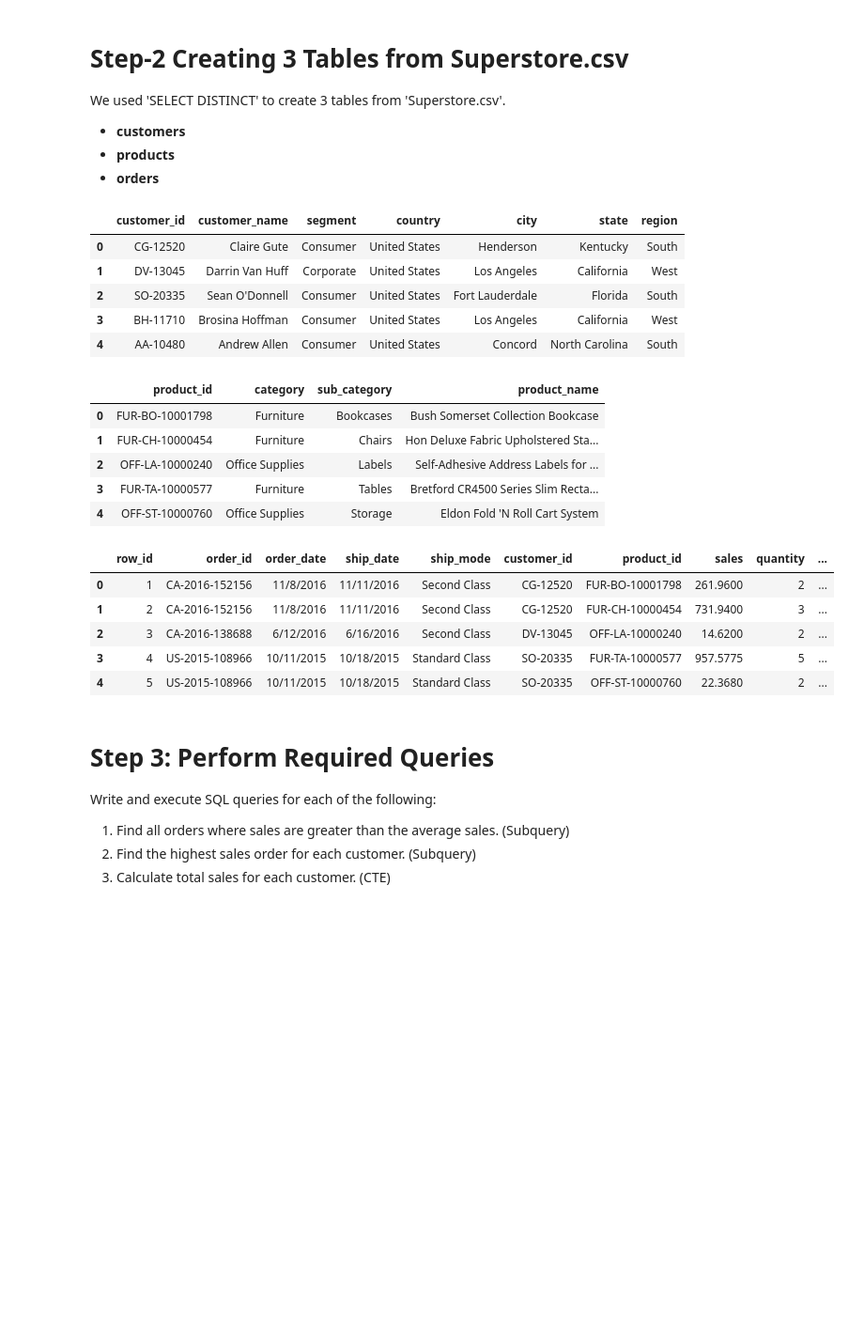
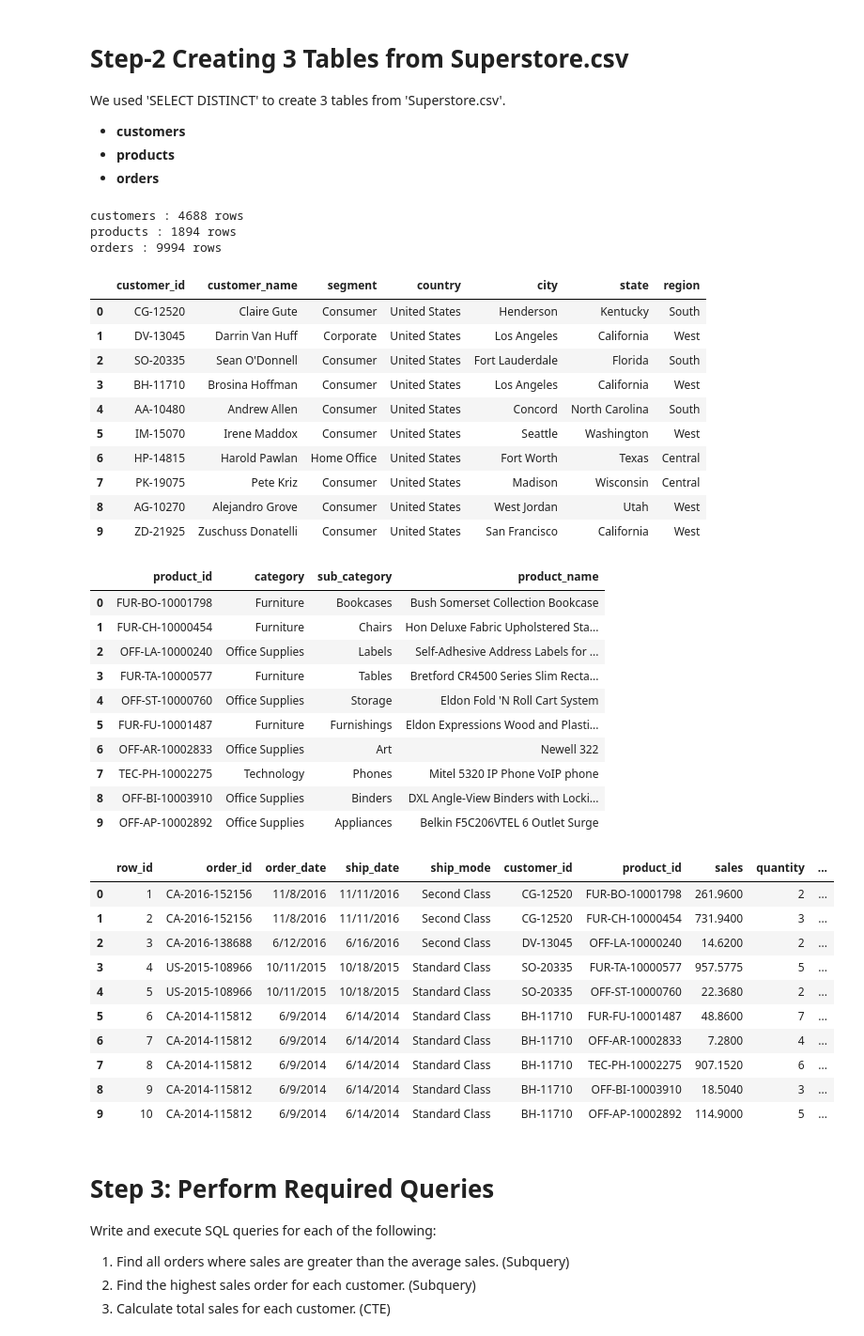
Before and after one commit to sachdevakinshu/Celebal-Assignments, a Jupyter notebook: Week 3 Assignment/CustomerSalesInsight.ipynb, the cells around one changed output. Shown at 94% size. Saved outputs shown, nothing was run; the diff lists cells and outputs as text; code cells hidden in the pictures; blank space fills up the shorter version.

```diff
--- a/Week 3 Assignment/CustomerSalesInsight.ipynb
+++ b/Week 3 Assignment/CustomerSalesInsight.ipynb
@@ -88,8 +88,14 @@ SELECT "Row ID" AS row_id, "Order ID" AS order_id, "Order Date" AS order_date,
 FROM superstore_raw;
 ''')
 con.commit()
+for t in ['customers','products','orders']:
+    print(t,':',pd.read_sql_query(f'SELECT COUNT(*) AS n FROM {t}',con).iloc[0,0],'rows')
+# %% [output]
+customers : 4688 rows
+products : 1894 rows
+orders : 9994 rows
 # %%
-run_query("""SELECT * FROM customers LIMIT 5;""")
+run_query("""SELECT * FROM customers;""")
 # %% [output]
 |  | customer_id | customer_name | segment | country | city | state | region |
 | 0 | CG-12520 | Claire Gute | Consumer | United States | Henderson | Kentucky | South |
@@ -97,8 +103,13 @@ run_query("""SELECT * FROM customers LIMIT 5;""")
 | 2 | SO-20335 | Sean O'Donnell | Consumer | United States | Fort Lauderdale | Florida | South |
 | 3 | BH-11710 | Brosina Hoffman | Consumer | United States | Los Angeles | California | West |
 | 4 | AA-10480 | Andrew Allen | Consumer | United States | Concord | North Carolina | South |
+| 5 | IM-15070 | Irene Maddox | Consumer | United States | Seattle | Washington | West |
+| 6 | HP-14815 | Harold Pawlan | Home Office | United States | Fort Worth | Texas | Central |
+| 7 | PK-19075 | Pete Kriz | Consumer | United States | Madison | Wisconsin | Central |
+| 8 | AG-10270 | Alejandro Grove | Consumer | United States | West Jordan | Utah | West |
+| 9 | ZD-21925 | Zuschuss Donatelli | Consumer | United States | San Francisco | California | West |
 # %%
-run_query("""SELECT * FROM products LIMIT 5;""")
+run_query("""SELECT * FROM products;""")
 # %% [output]
 |  | product_id | category | sub_category | product_name |
 | 0 | FUR-BO-10001798 | Furniture | Bookcases | Bush Somerset Collection Bookcase |
@@ -106,15 +117,25 @@ run_query("""SELECT * FROM products LIMIT 5;""")
 | 2 | OFF-LA-10000240 | Office Supplies | Labels | Self-Adhesive Address Labels for ... |
 | 3 | FUR-TA-10000577 | Furniture | Tables | Bretford CR4500 Series Slim Recta... |
 | 4 | OFF-ST-10000760 | Office Supplies | Storage | Eldon Fold 'N Roll Cart System |
+| 5 | FUR-FU-10001487 | Furniture | Furnishings | Eldon Expressions Wood and Plasti... |
+| 6 | OFF-AR-10002833 | Office Supplies | Art | Newell 322 |
+| 7 | TEC-PH-10002275 | Technology | Phones | Mitel 5320 IP Phone VoIP phone |
+| 8 | OFF-BI-10003910 | Office Supplies | Binders | DXL Angle-View Binders with Locki... |
+| 9 | OFF-AP-10002892 | Office Supplies | Appliances | Belkin F5C206VTEL 6 Outlet Surge |
 # %%
-run_query("""SELECT * FROM orders LIMIT 5;""")
+run_query("""SELECT * FROM orders;""")
 # %% [output]
 |  | row_id | order_id | order_date | ship_date | ship_mode | customer_id | product_id | sales | quantity | ... |
 | 0 | 1 | CA-2016-152156 | 11/8/2016 | 11/11/2016 | Second Class | CG-12520 | FUR-BO-10001798 | 261.9600 | 2 | ... |
 | 1 | 2 | CA-2016-152156 | 11/8/2016 | 11/11/2016 | Second Class | CG-12520 | FUR-CH-10000454 | 731.9400 | 3 | ... |
 | 2 | 3 | CA-2016-138688 | 6/12/2016 | 6/16/2016 | Second Class | DV-13045 | OFF-LA-10000240 | 14.6200 | 2 | ... |
 | 3 | 4 | US-2015-108966 | 10/11/2015 | 10/18/2015 | Standard Class | SO-20335 | FUR-TA-10000577 | 957.5775 | 5 | ... |
 | 4 | 5 | US-2015-108966 | 10/11/2015 | 10/18/2015 | Standard Class | SO-20335 | OFF-ST-10000760 | 22.3680 | 2 | ... |
+| 5 | 6 | CA-2014-115812 | 6/9/2014 | 6/14/2014 | Standard Class | BH-11710 | FUR-FU-10001487 | 48.8600 | 7 | ... |
+| 6 | 7 | CA-2014-115812 | 6/9/2014 | 6/14/2014 | Standard Class | BH-11710 | OFF-AR-10002833 | 7.2800 | 4 | ... |
+| 7 | 8 | CA-2014-115812 | 6/9/2014 | 6/14/2014 | Standard Class | BH-11710 | TEC-PH-10002275 | 907.1520 | 6 | ... |
+| 8 | 9 | CA-2014-115812 | 6/9/2014 | 6/14/2014 | Standard Class | BH-11710 | OFF-BI-10003910 | 18.5040 | 3 | ... |
+| 9 | 10 | CA-2014-115812 | 6/9/2014 | 6/14/2014 | Standard Class | BH-11710 | OFF-AP-10002892 | 114.9000 | 5 | ... |
 # %% [markdown]
 # Step 3: Perform Required Queries
 Write and execute SQL queries for each of the following:
```
